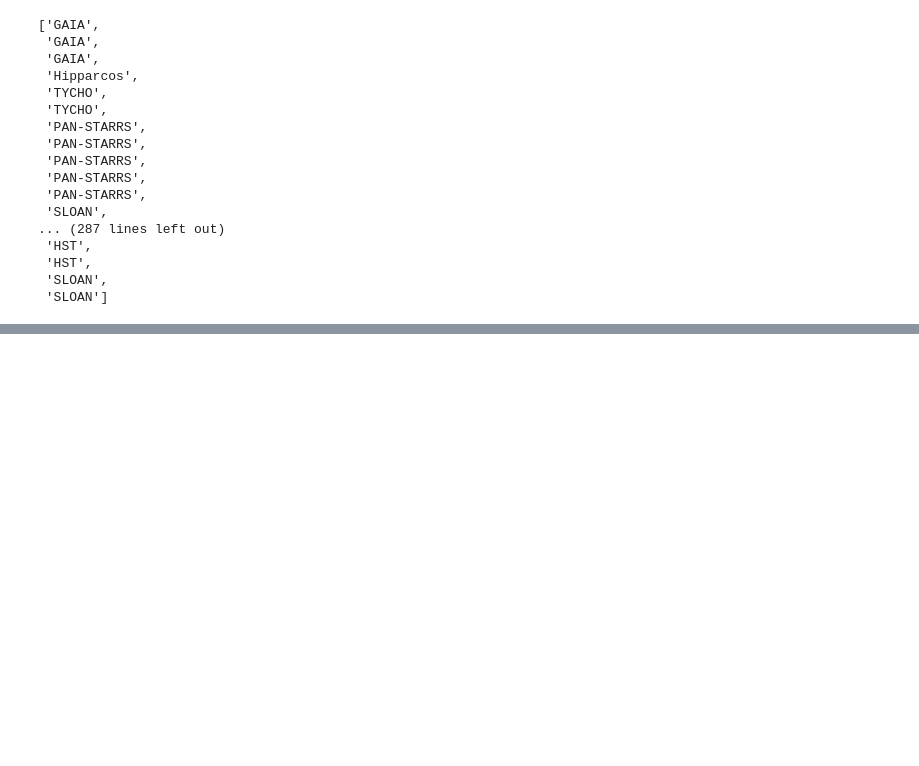
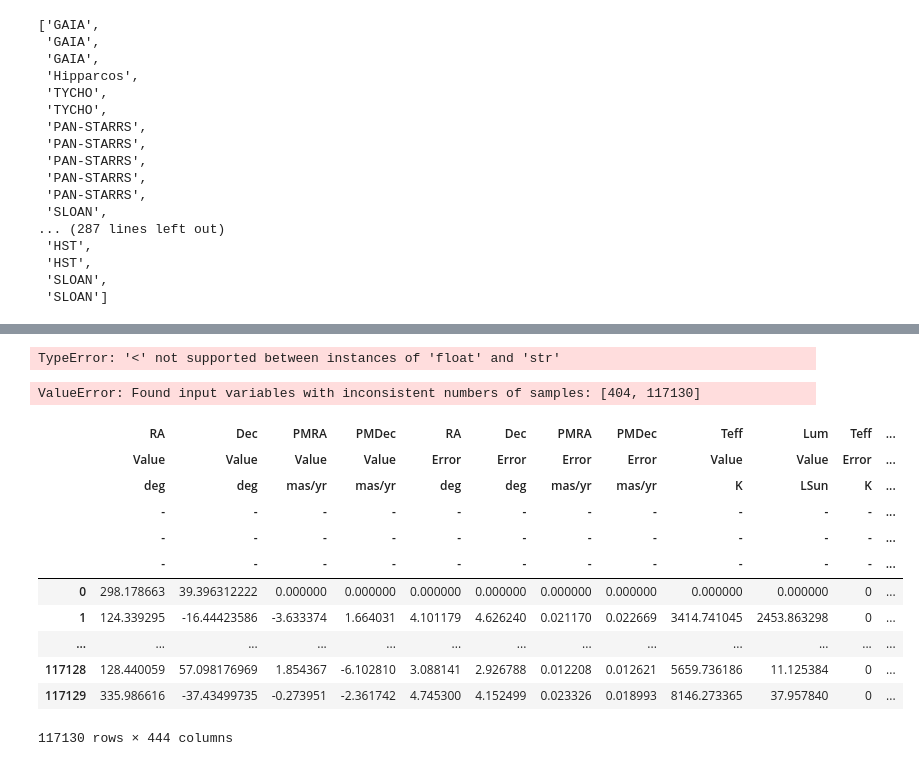
Before and after one commit to EmmaAlexander/EXPLORE, a Jupyter notebook: classifystars.ipynb, the cells around one changed output, grey strips where cells are left out. Drawn from its saved outputs; the diff is of its cells as text; code cells hidden in the pictures; blank space fills up the shorter version.

```diff
--- a/classifystars.ipynb
+++ b/classifystars.ipynb
@@ -307,0 +309,3 @@ Name: 0, Length: 404, dtype: object
+# %%
+features_all_sorted=features_all.sort_values(features_all.columns[0]).reset_index(drop=True)
+features_all_sorted
@@ -307,0 +336,25 @@ Name: 0, Length: 404, dtype: object
+# %%
+coords=SkyCoord(np.asarray(features_all_sorted.iloc[:,1]),np.asarray(features_all_sorted.iloc[:,2]),unit=u.degree)
+features_all_sorted['l']=coords.galactic.l/u.degree
+features_all_sorted['b']=coords.galactic.b/u.degree
+
+#(n_samples, n_features), n_classes = features_all_sorted.shape, np.unique(features_all_sorted).size
+
+#print(f"# classes: {n_classes}; # samples: {n_samples}; # features {n_features}")
+# %% [output]
+TypeError: '<' not supported between instances of 'float' and 'str'
+# %%
+features=features_all_sorted.iloc[:,1:]
+labels=labels_sorted.iloc[:,1:]
+#features
+# %%
+# Split the data
+X=features#.iloc[:,2:] #remove RA and Dec
+# creating one hot encoder object
+onehotencoder = OneHotEncoder()
+y=onehotencoder.fit_transform(labels.values.reshape(-1,1)).toarray()
+X_train, X_test, y_train, y_test = train_test_split(X, y, random_state=0,test_size=0.2)
+#random state NEEDS to be the same as above
+names_train, names_test, y_train_dummy, y_test_dummy = train_test_split(names, y, random_state=0,test_size=0.2)
+# %% [output]
+ValueError: Found input variables with inconsistent numbers of samples: [404, 117130]
@@ -307,0 +365,15 @@ Name: 0, Length: 404, dtype: object
+# %%
+features
+# %% [output]
+|  | RA | Dec | PMRA | PMDec | RA | Dec | PMRA | PMDec | Teff | Lum | Teff | ... |
+|  | Value | Value | Value | Value | Error | Error | Error | Error | Value | Value | Error | ... |
+|  | deg | deg | mas/yr | mas/yr | deg | deg | mas/yr | mas/yr | K | LSun | K | ... |
+|  | - | - | - | - | - | - | - | - | - | - | - | ... |
+|  | - | - | - | - | - | - | - | - | - | - | - | ... |
+|  | - | - | - | - | - | - | - | - | - | - | - | ... |
+| 0 | 298.178663 | 39.396312222 | 0.000000 | 0.000000 | 0.000000 | 0.000000 | 0.000000 | 0.000000 | 0.000000 | 0.000000 | 0 | ... |
+| 1 | 124.339295 | -16.44423586 | -3.633374 | 1.664031 | 4.101179 | 4.626240 | 0.021170 | 0.022669 | 3414.741045 | 2453.863298 | 0 | ... |
+| ... | ... | ... | ... | ... | ... | ... | ... | ... | ... | ... | ... | ... |
+| 117128 | 128.440059 | 57.098176969 | 1.854367 | -6.102810 | 3.088141 | 2.926788 | 0.012208 | 0.012621 | 5659.736186 | 11.125384 | 0 | ... |
+| 117129 | 335.986616 | -37.43499735 | -0.273951 | -2.361742 | 4.745300 | 4.152499 | 0.023326 | 0.018993 | 8146.273365 | 37.957840 | 0 | ... |
+117130 rows × 444 columns
```
Also changed, not shown: parts of 5 cells of this notebook, 22 other files.
